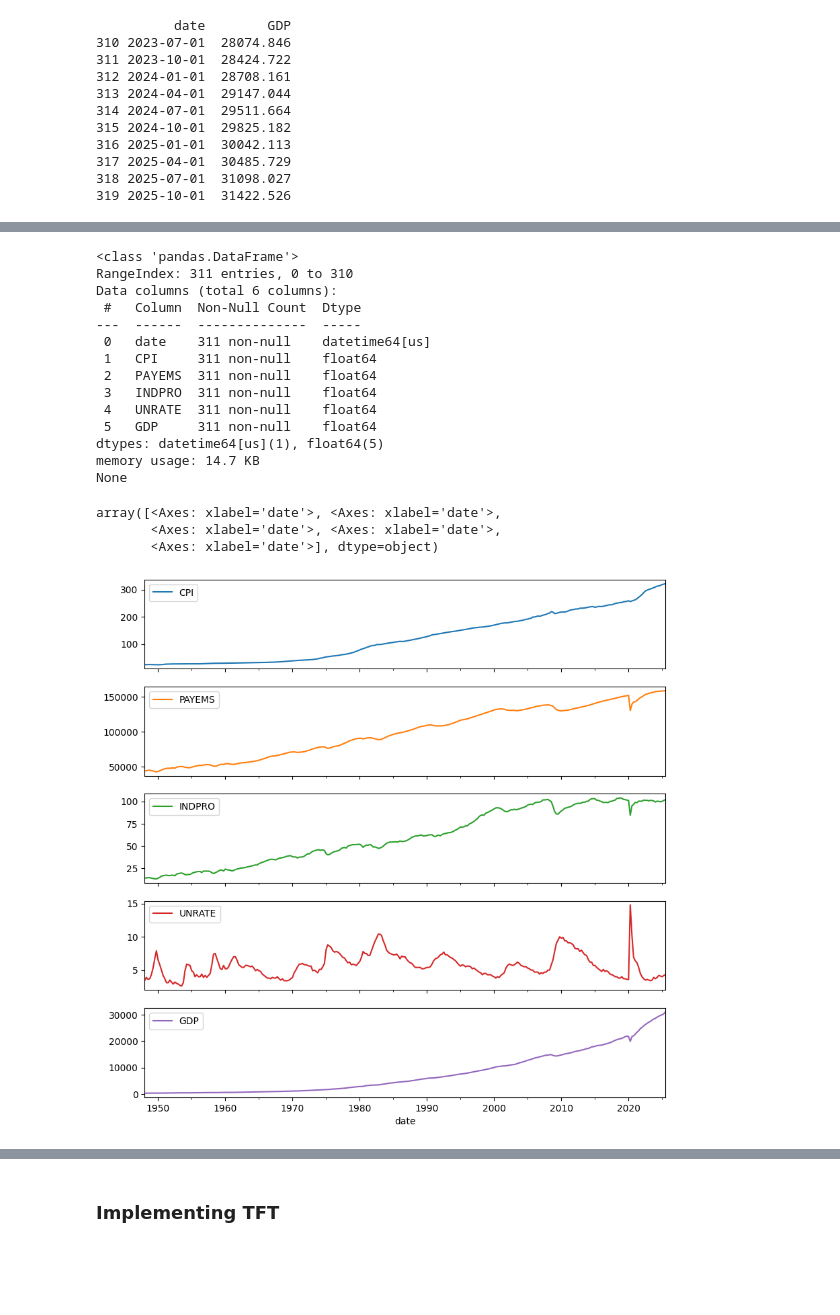
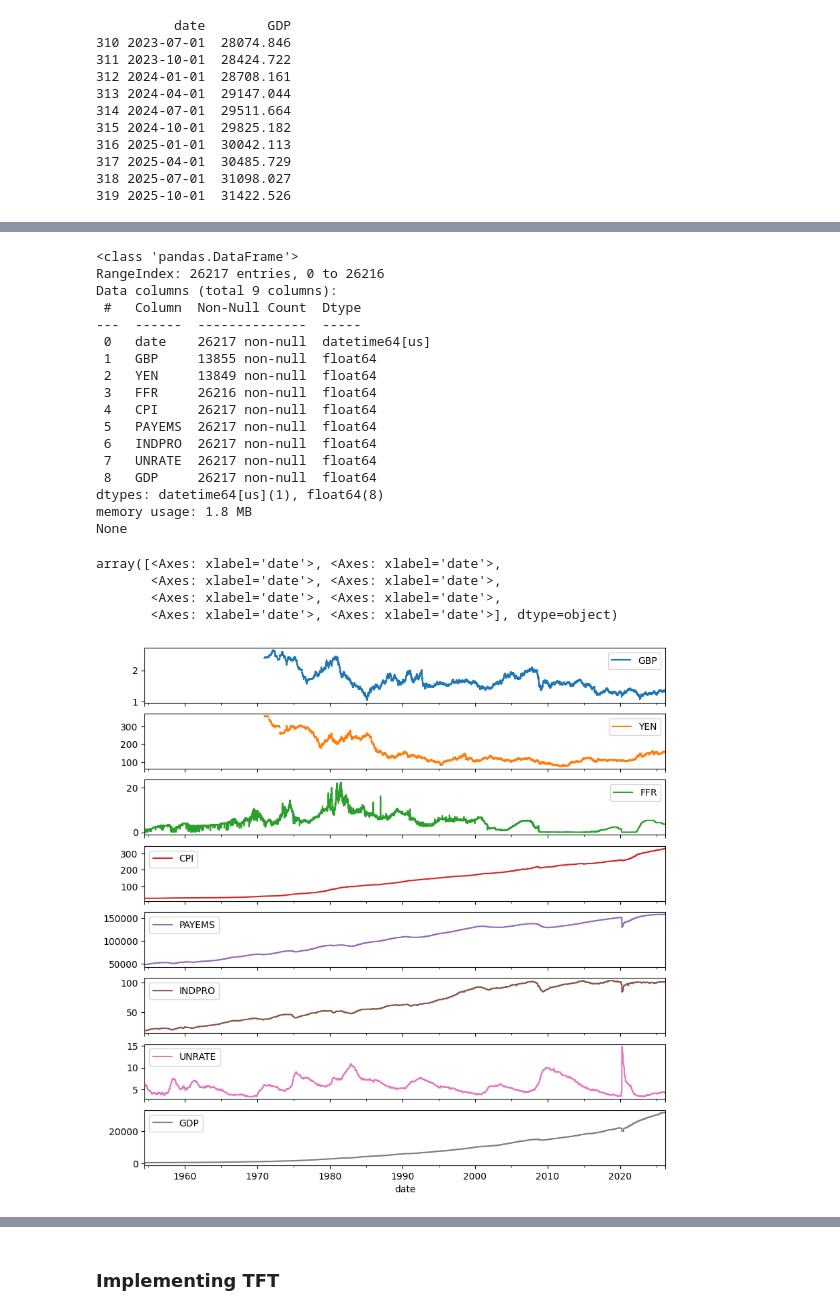
Before and after one commit to minnaheim/aml2026-group-3, a Jupyter notebook: src/tft-macro.ipynb, the cells around one changed output, grey strips where cells are left out. Saved outputs shown, nothing was run; the diff lists cells and outputs as text; code cells hidden in the pictures; blank space fills up the shorter version.

```diff
--- a/src/tft-macro.ipynb
+++ b/src/tft-macro.ipynb
@@ -25,0 +33,7 @@ wandb_logger = WandbLogger(project="tft", name="tft-longformat")
+# %%
+daily_path = '/Users/minna/Code/FS26/AML/aml2026-group-3/data/macro-vars-daily.csv'
+df_daily = pd.read_csv(daily_path)
+df_daily = df_daily.rename(columns = {'Unnamed: 0':'date'})
+df_daily['date'] = pd.to_datetime(df_daily['date'])
+df_daily = df_daily.drop(columns=["SOFR", "T10Y2Y", "EUR"]) # remove shorter vars: SOFR, T10Y2Y, EUR
+print(df_daily.tail(20))
@@ -46,10 +78,14 @@ print(df_quartly.tail(10))
 monthly_path = '/Users/minna/Code/FS26/AML/aml2026-group-3/data/macro-vars-monthly.csv'
 df_monthly = pd.read_csv(monthly_path)
 df_monthly = df_monthly.rename(columns = {'Unnamed: 0':'date'})
+# remove columns which are too short
+df_monthly = df_monthly.drop(columns=["PCEPI", "JTSJOL", "UMCSENT"])
+
 df_monthly['date'] = pd.to_datetime(df_monthly['date'])
 # print(df_monthly.tail(10))
 
 # merge
 df = pd.merge(df_monthly, df_quartly, on='date', how='left')
+df = pd.merge(df_daily, df, on='date', how='left') # TODO: only 2 at a time?
 # here you can see gdp has a stronger publication lag than the motnhly vars
-print(df.tail(10))
+# print(df.tail(20))
@@ -74,7 +91,0 @@ print(df.tail(10))
-# %%
-# select only the 3 vars with the longest history to avoid NaN issues
-df = df[["date", "CPI", "PAYEMS", "INDPRO", "UNRATE", "GDP"]]
-
-# drop rows where any core variable is NaN (restricts to common date range)
-df = df.dropna(subset=["CPI", "PAYEMS", "INDPRO", "UNRATE", "GDP"]).reset_index(drop=True)
-print(f"Date range after dropping NAs: {df['date'].min()} to {df['date'].max()}, {len(df)} rows")
@@ -82,0 +92,6 @@ Date range after dropping NAs: 1948-01-01 00:00:00 to 2025-07-01 00:00:00, 311 r
+# %%
+# forward-fill monthly/quarterly vars: repeat last published value until updated
+monthly_quarterly_cols = ["CPI", "PAYEMS", "INDPRO", "UNRATE", "GDP"]
+df[monthly_quarterly_cols] = df[monthly_quarterly_cols].ffill()
+print(f"NAs after ffill:\n{df[monthly_quarterly_cols].isna().sum()}")
+print(f"\nDate range: {df['date'].min()} to {df['date'].max()}, {len(df)} rows")
@@ -84,27 +129,31 @@ Date range after dropping NAs: 1948-01-01 00:00:00 to 2025-07-01 00:00:00, 311 r
 print(df.info())
 # %% [output]
 <class 'pandas.DataFrame'>
-RangeIndex: 311 entries, 0 to 310
-Data columns (total 6 columns):
+RangeIndex: 26217 entries, 0 to 26216
+Data columns (total 9 columns):
  #   Column  Non-Null Count  Dtype
 ---  ------  --------------  -----
- 0   date    311 non-null    datetime64[us]
- 1   CPI     311 non-null    float64
- 2   PAYEMS  311 non-null    float64
- 3   INDPRO  311 non-null    float64
- 4   UNRATE  311 non-null    float64
- 5   GDP     311 non-null    float64
-dtypes: datetime64[us](1), float64(5)
-memory usage: 14.7 KB
+ 0   date    26217 non-null  datetime64[us]
+ 1   GBP     13855 non-null  float64
+ 2   YEN     13849 non-null  float64
+ 3   FFR     26216 non-null  float64
+ 4   CPI     26217 non-null  float64
+ 5   PAYEMS  26217 non-null  float64
+ 6   INDPRO  26217 non-null  float64
+ 7   UNRATE  26217 non-null  float64
+ 8   GDP     26217 non-null  float64
+dtypes: datetime64[us](1), float64(8)
+memory usage: 1.8 MB
 None
 # %%
 # basic plot to inspect length
-df.plot(x='date', y=['CPI', 'PAYEMS','INDPRO', 'UNRATE', 'GDP'], subplots=True, figsize=(10, 10))
+df.plot(x='date', y=df.columns.drop("date"), subplots=True, figsize=(10, 10))
 # %% [output]
 array([<Axes: xlabel='date'>, <Axes: xlabel='date'>,
        <Axes: xlabel='date'>, <Axes: xlabel='date'>,
-       <Axes: xlabel='date'>], dtype=object)
+       <Axes: xlabel='date'>, <Axes: xlabel='date'>,
+       <Axes: xlabel='date'>, <Axes: xlabel='date'>], dtype=object)
-[figure, old version]
+[figure, new version]
 # %% [markdown]
 #### Meaning of Variables:
 
```
Also changed, not shown: parts of 21 cells of this notebook, 5 other files.
